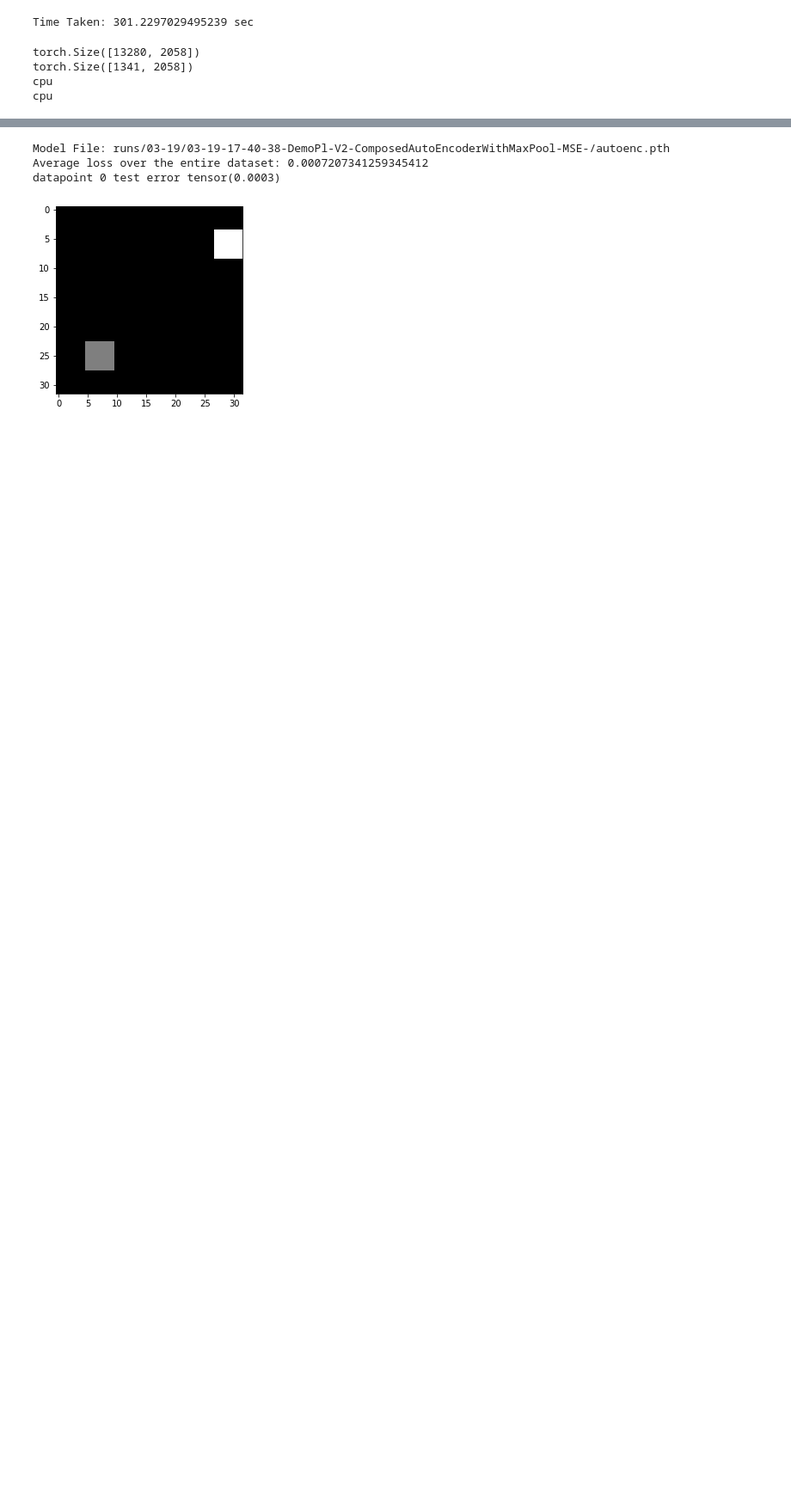
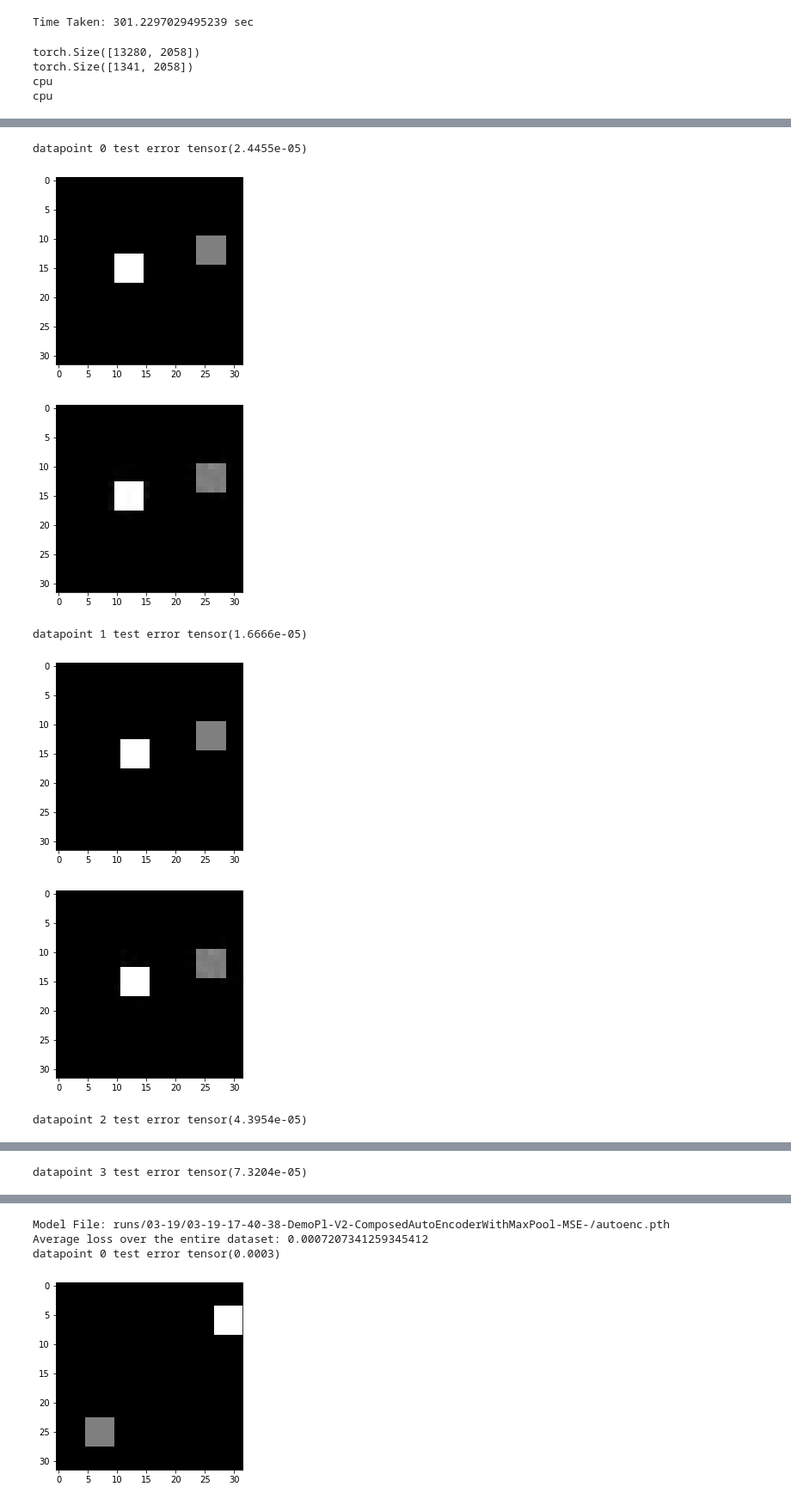
Before and after one commit to PradeepKadubandi/DemoPlanner, a Jupyter notebook: driver.ipynb, the cells around one changed output, grey strips where cells are left out. Shown: that part at 86% size. Drawn from its saved outputs; the diff is of its cells as text; code cells hidden in the pictures; blank space fills up the shorter version.

```diff
--- a/driver.ipynb
+++ b/driver.ipynb
@@ -205,0 +233,11 @@ datapoint 4 test error tensor(0.0035)
+# %%
+show_test_samples(test_data_float, map_netname_net,
+                  rootdir='runs/03-24/03-24-11-43-07-DemoPl-V2-ComposedAutoEncoderWithMaxPool-SmoothL1-')
+# %% [output]
+datapoint 0 test error tensor(2.4455e-05)
+[figure, added]
+[figure, added]
+datapoint 1 test error tensor(1.6666e-05)
+[figure, added]
+[figure, added]
+datapoint 2 test error tensor(4.3954e-05)
@@ -205,0 +246 @@ datapoint 4 test error tensor(0.0035)
+datapoint 3 test error tensor(7.3204e-05)
```
Also changed, not shown: parts of 17 cells of this notebook.
